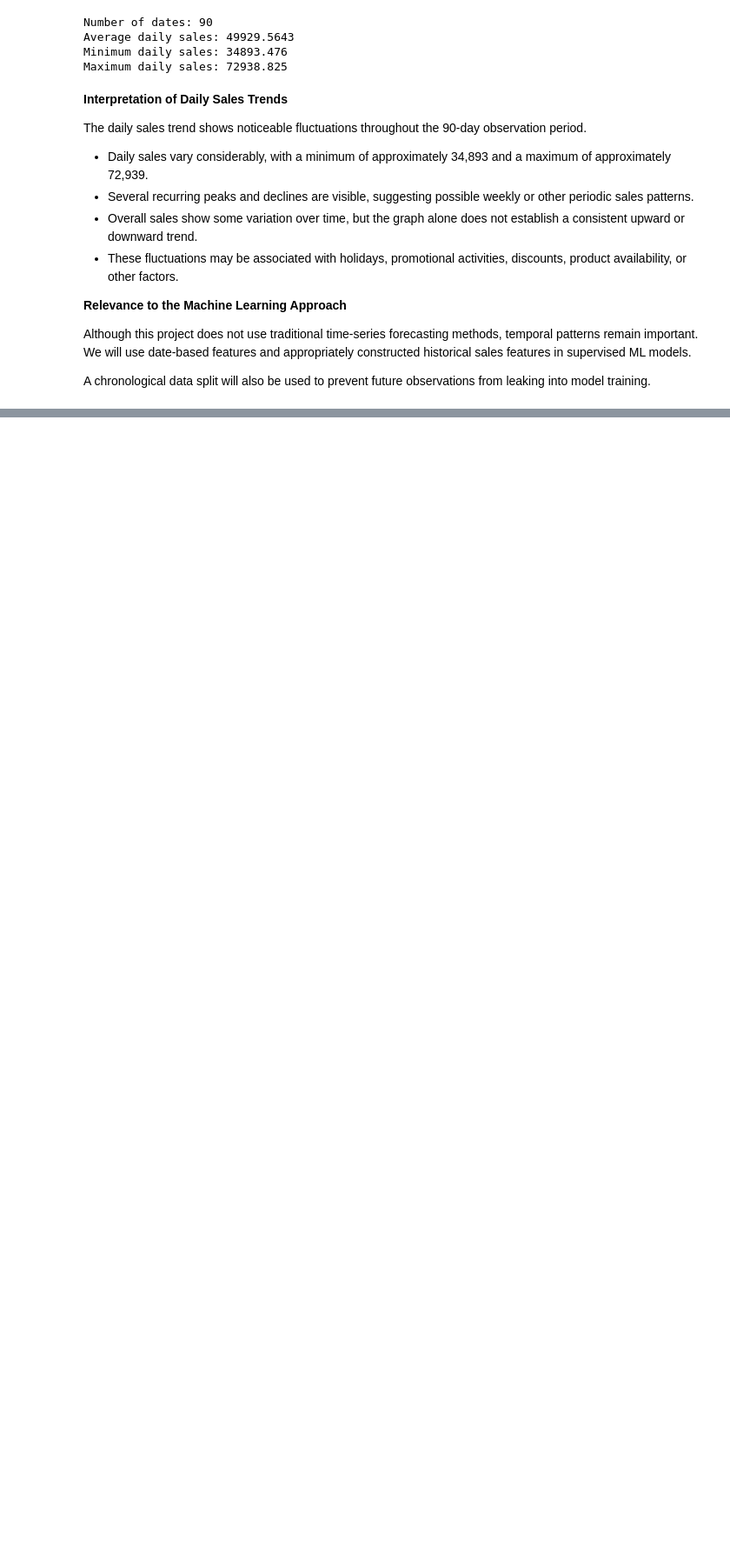
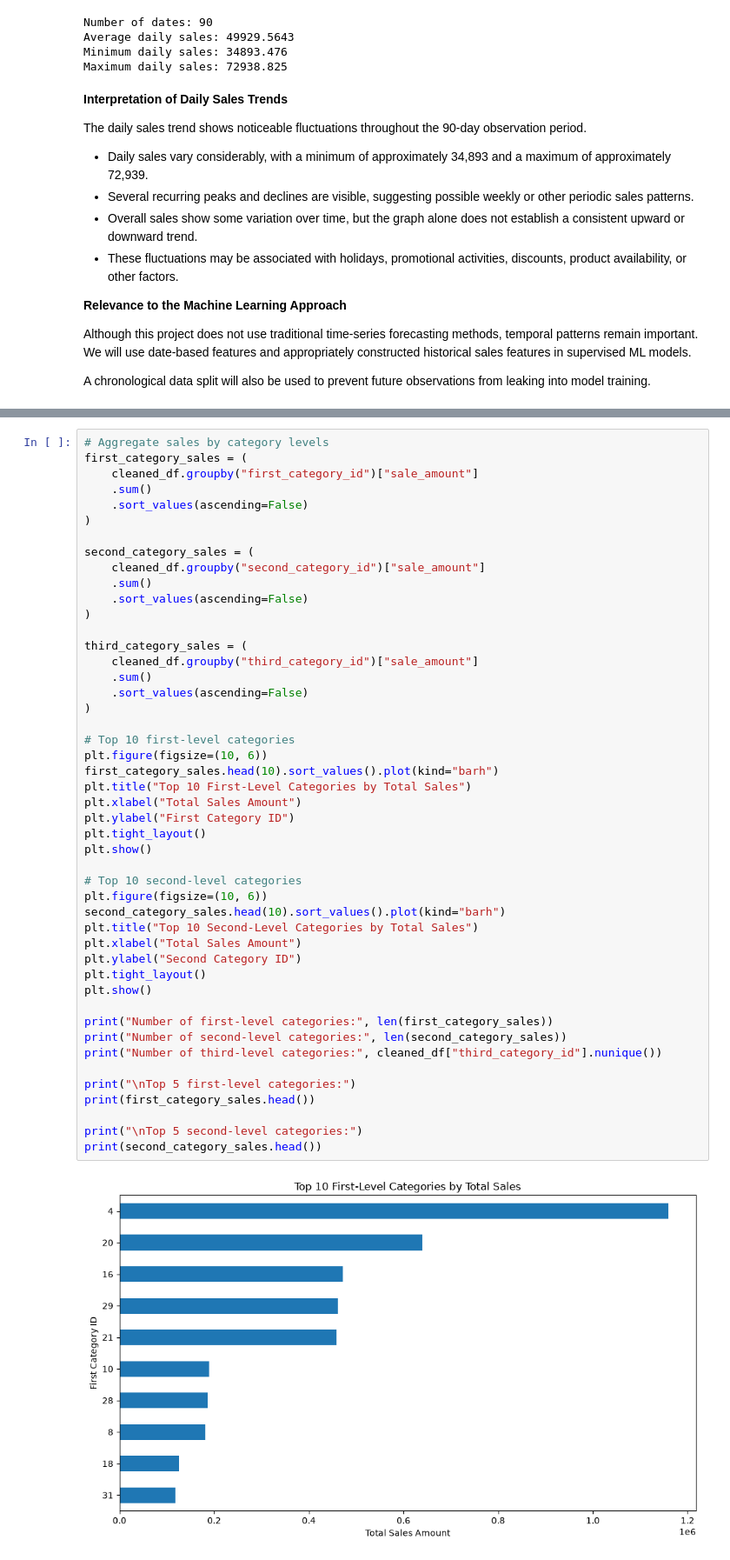
Before and after one commit to 202618049/ML-Project-202618011-And-202618049-, a Jupyter notebook: notebook/FMCG_Demand_Forecasting.ipynb, the cells around one changed output, grey strips where cells are left out. Shown at 87% size. Drawn from its saved outputs; the diff is of its cells as text; blank space fills up the shorter version.

```diff
--- a/notebook/FMCG_Demand_Forecasting.ipynb
+++ b/notebook/FMCG_Demand_Forecasting.ipynb
@@ -1126,0 +1199,49 @@ A chronological data split will also be used to prevent future observations from
+# %%
+# Aggregate sales by category levels
+first_category_sales = (
+    cleaned_df.groupby("first_category_id")["sale_amount"]
+    .sum()
+    .sort_values(ascending=False)
+)
+
+second_category_sales = (
+    cleaned_df.groupby("second_category_id")["sale_amount"]
+    .sum()
+    .sort_values(ascending=False)
+)
+
+third_category_sales = (
+    cleaned_df.groupby("third_category_id")["sale_amount"]
+    .sum()
+    .sort_values(ascending=False)
+)
+
+# Top 10 first-level categories
+plt.figure(figsize=(10, 6))
+first_category_sales.head(10).sort_values().plot(kind="barh")
+plt.title("Top 10 First-Level Categories by Total Sales")
+plt.xlabel("Total Sales Amount")
+plt.ylabel("First Category ID")
+plt.tight_layout()
+plt.show()
+
+# Top 10 second-level categories
+plt.figure(figsize=(10, 6))
+second_category_sales.head(10).sort_values().plot(kind="barh")
+plt.title("Top 10 Second-Level Categories by Total Sales")
+plt.xlabel("Total Sales Amount")
+plt.ylabel("Second Category ID")
+plt.tight_layout()
+plt.show()
+
+print("Number of first-level categories:", len(first_category_sales))
+print("Number of second-level categories:", len(second_category_sales))
+print("Number of third-level categories:", cleaned_df["third_category_id"].nunique())
+
+print("\nTop 5 first-level categories:")
+print(first_category_sales.head())
+
+print("\nTop 5 second-level categories:")
+print(second_category_sales.head())
+# %% [output]
+[figure, added]
```
Also changed, not shown: parts of 60 cells of this notebook.
